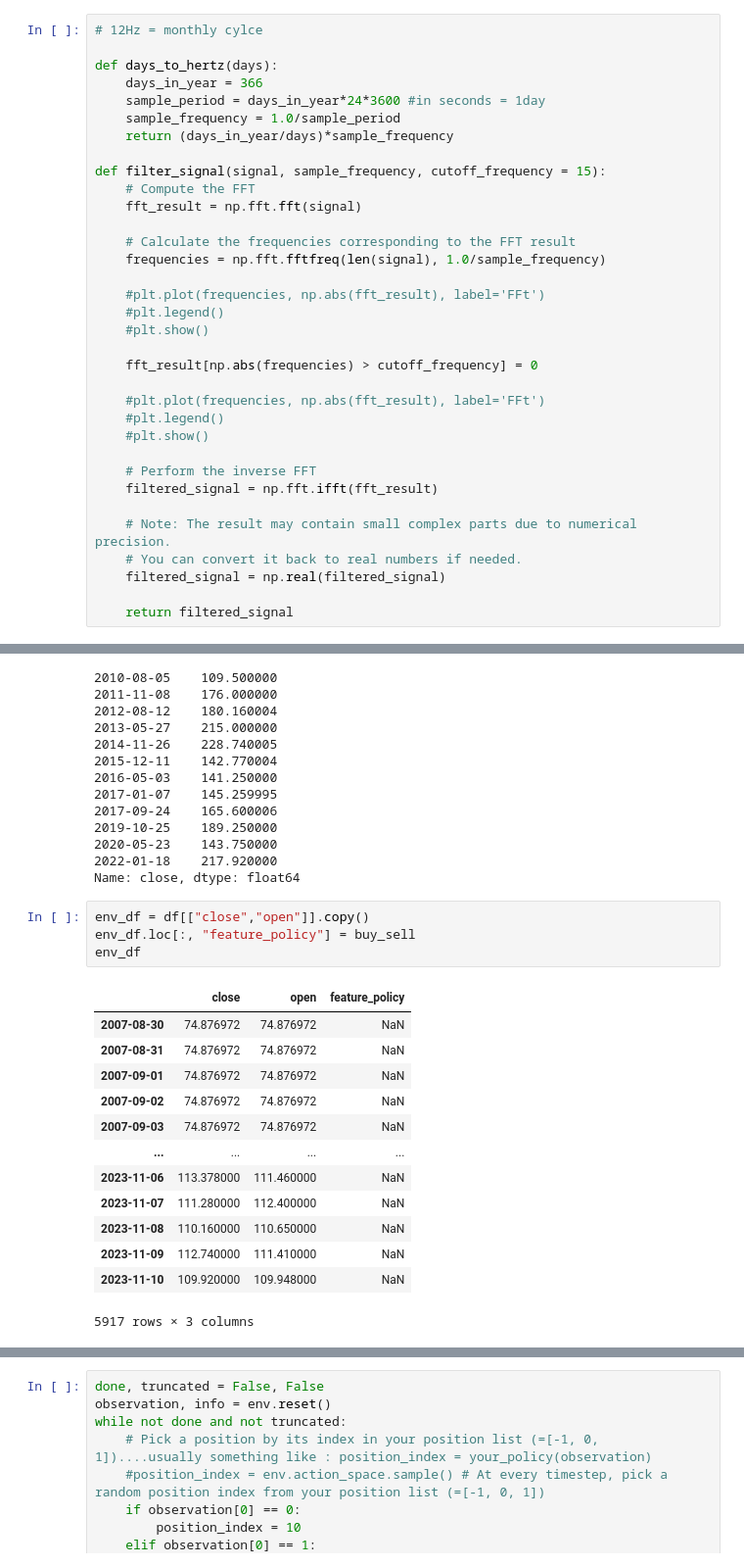
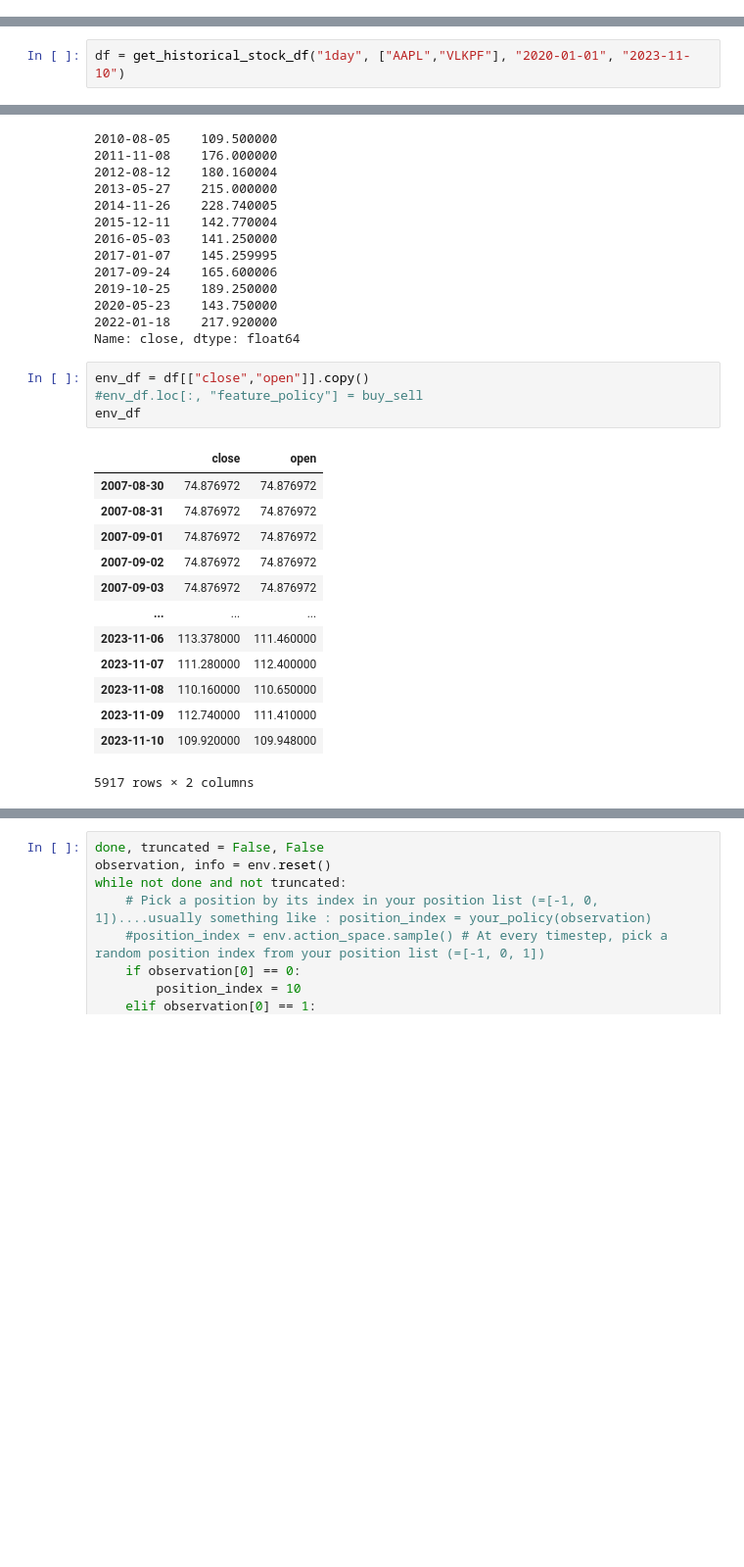
Before and after one commit to ddvlamin/finrl, a Jupyter notebook: notebooks/playground.ipynb, the cells around one changed output, grey strips where cells are left out. Shown at 98% size. Saved outputs shown, nothing was run; the diff lists cells and outputs as text; blank space fills up the shorter version.

```diff
--- a/notebooks/playground.ipynb
+++ b/notebooks/playground.ipynb
@@ -16,37 +17,3 @@ import gym_trading_env
 from fin.sdk.data import *
 from fin.sdk.momentum import *
 from fin.sdk.backtest import *
-# %%
-# 12Hz = monthly cylce
-
-def days_to_hertz(days):
-    days_in_year = 366
-    sample_period = days_in_year*24*3600 #in seconds = 1day
-    sample_frequency = 1.0/sample_period
-    return (days_in_year/days)*sample_frequency
-
-def filter_signal(signal, sample_frequency, cutoff_frequency = 15):
-    # Compute the FFT
-    fft_result = np.fft.fft(signal)
-
-    # Calculate the frequencies corresponding to the FFT result
-    frequencies = np.fft.fftfreq(len(signal), 1.0/sample_frequency)
-
-    #plt.plot(frequencies, np.abs(fft_result), label='FFt')
-    #plt.legend()
-    #plt.show()
-
-    fft_result[np.abs(frequencies) > cutoff_frequency] = 0
-
-    #plt.plot(frequencies, np.abs(fft_result), label='FFt')
-    #plt.legend()
-    #plt.show()
-
-    # Perform the inverse FFT
-    filtered_signal = np.fft.ifft(fft_result)
-
-    # Note: The result may contain small complex parts due to numerical precision.
-    # You can convert it back to real numbers if needed.
-    filtered_signal = np.real(filtered_signal)
-
-    return filtered_signal
@@ -59,0 +20,2 @@ df = get_historical_stock_df("1day", "VLKPF", "2000-01-01", "2023-11-10")
+# %%
+df = get_historical_stock_df("1day", ["AAPL","VLKPF"], "2020-01-01", "2023-11-10")
@@ -102,19 +96,19 @@ df.loc[buy.index]["close"]
 Name: close, dtype: float64
 # %%
 env_df = df[["close","open"]].copy()
-env_df.loc[:, "feature_policy"] = buy_sell
+#env_df.loc[:, "feature_policy"] = buy_sell
 env_df
 # %% [output]
-|  | close | open | feature_policy |
-| 2007-08-30 | 74.876972 | 74.876972 | NaN |
-| 2007-08-31 | 74.876972 | 74.876972 | NaN |
-| 2007-09-01 | 74.876972 | 74.876972 | NaN |
-| 2007-09-02 | 74.876972 | 74.876972 | NaN |
-| 2007-09-03 | 74.876972 | 74.876972 | NaN |
-| ... | ... | ... | ... |
-| 2023-11-06 | 113.378000 | 111.460000 | NaN |
-| 2023-11-07 | 111.280000 | 112.400000 | NaN |
-| 2023-11-08 | 110.160000 | 110.650000 | NaN |
-| 2023-11-09 | 112.740000 | 111.410000 | NaN |
-| 2023-11-10 | 109.920000 | 109.948000 | NaN |
+|  | close | open |
+| 2007-08-30 | 74.876972 | 74.876972 |
+| 2007-08-31 | 74.876972 | 74.876972 |
+| 2007-09-01 | 74.876972 | 74.876972 |
+| 2007-09-02 | 74.876972 | 74.876972 |
+| 2007-09-03 | 74.876972 | 74.876972 |
+| ... | ... | ... |
+| 2023-11-06 | 113.378000 | 111.460000 |
+| 2023-11-07 | 111.280000 | 112.400000 |
+| 2023-11-08 | 110.160000 | 110.650000 |
+| 2023-11-09 | 112.740000 | 111.410000 |
+| 2023-11-10 | 109.920000 | 109.948000 |
-5917 rows × 3 columns
+5917 rows × 2 columns
```
Also changed, not shown: parts of 17 cells of this notebook, 3 other files.
